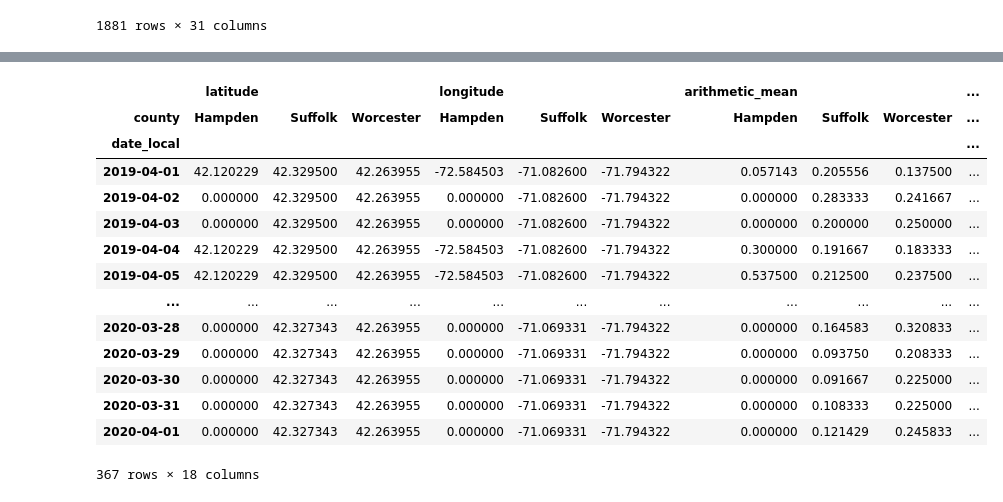
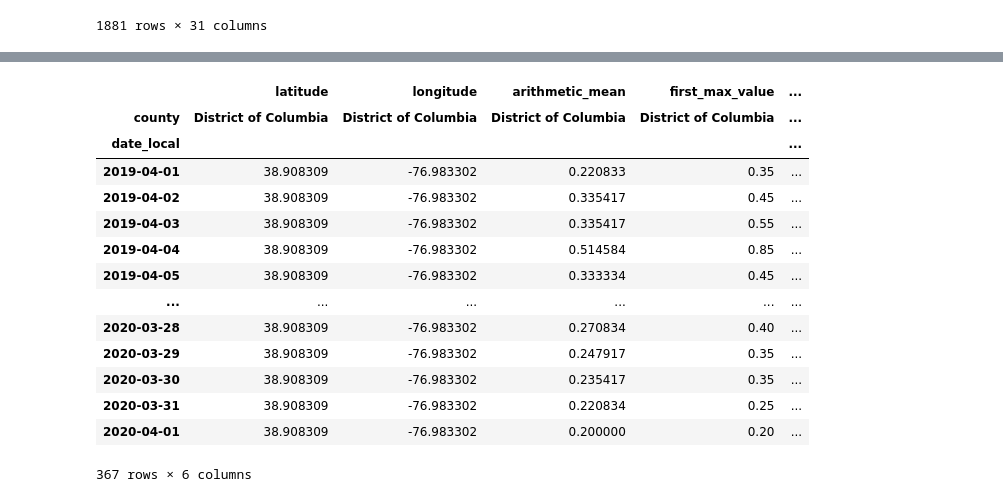
Before and after one commit to TrentELittle/BootcampProject1, a Jupyter notebook: project_main.ipynb, the cells around one changed output, grey strips where cells are left out. Cells and saved outputs as stored; diff of their text form; code cells hidden in the pictures.

```diff
--- a/project_main.ipynb
+++ b/project_main.ipynb
@@ -32,4 +32,6 @@ ny_data = []
 dc_data = []
 mass19_data = []
 mass20_data = []
+dc19_data = []
+dc20_data = []
 # %%
@@ -198,3 +185,29 @@ merge_mass_df
 | 430 | 25 | 013 | 0018 | 42101 | 1 | 42.120229 | -72.584503 | NAD83 | ... |
 | 431 | 25 | 013 | 0018 | 42101 | 1 | 42.120229 | -72.584503 | NAD83 | ... |
 1881 rows × 31 columns
+# %%
+# Create a DataFrame for DC and pull carbon monoxide data from API
+# Pull from 2019 and 2020 to merge, api does not allow pulls from multiple years together.
+#2019
+dc_params19 = {"email" : email_address, "key" : aqs_api_key, "param" : "42101",
+          "bdate" : "20190401", "edate" : "20191231", "state" : District_of_Columbia}
+
+    # Call to url
+dc19_response = requests.get(daily_data_url, params = dc_params19).json()
+dc19_data.append(dc19_response)
+
+dc19_df = pd.DataFrame(dc19_data[0]["Data"])
+
+#2020
+dc_params20 = {"email" : email_address, "key" : aqs_api_key, "param" : "42101",
+          "bdate" : "20200101", "edate" : "20200401", "state" : District_of_Columbia}
+
+    # Call to url
+dc20_response = requests.get(daily_data_url, params = dc_params20).json()
+dc20_data.append(dc20_response)
+
+dc20_df = pd.DataFrame(dc20_data[0]["Data"])
+
+# Merge 2019 and 2020 data
+merge_dc_df = dc19_df.append(dc20_df)
+merge_dc_df
@@ -201,33 +228,33 @@ merge_mass_df
 # %%
 # Drop unnecessary columns to clean DF
-clean_mass_df = merge_mass_df.drop(["parameter_code","datum","cbsa_code","poc","method_code","local_site_name",
+clean_dc_df = merge_dc_df.drop(["parameter_code","datum","cbsa_code","poc","method_code","local_site_name",
                             "event_type","validity_indicator","method_code","state_code","county_code",
                             "site_number","parameter","pollutant_standard","units_of_measure","method",
                             "site_address","cbsa","observation_count","observation_percent"], axis=1)
 
 # Filter out the 1-hour sample_duration and fix any null values
-sample_duration = clean_mass_df['sample_duration'] == '8-HR RUN AVG END HOUR'
-clean_mass_df = clean_mass_df[sample_duration]
+sample_duration = clean_dc_df['sample_duration'] == '8-HR RUN AVG END HOUR'
+clean_dc_df = clean_dc_df[sample_duration]
 
-clean_mass_df
+clean_dc_df
 
 # Groupby date and fix null values
-group_mass = pd.DataFrame(clean_mass_df.groupby(['date_local', 'county']).mean().unstack())
-group_mass.fillna(0)
+group_dc = pd.DataFrame(clean_dc_df.groupby(['date_local', 'county']).mean().unstack())
+group_dc.fillna(0)
 # group_mass.index
 # %% [output]
-|  | latitude |  |  | longitude |  |  | arithmetic_mean |  |  | ... |
-| county | Hampden | Suffolk | Worcester | Hampden | Suffolk | Worcester | Hampden | Suffolk | Worcester | ... |
-| date_local |  |  |  |  |  |  |  |  |  | ... |
-| 2019-04-01 | 42.120229 | 42.329500 | 42.263955 | -72.584503 | -71.082600 | -71.794322 | 0.057143 | 0.205556 | 0.137500 | ... |
-| 2019-04-02 | 0.000000 | 42.329500 | 42.263955 | 0.000000 | -71.082600 | -71.794322 | 0.000000 | 0.283333 | 0.241667 | ... |
-| 2019-04-03 | 0.000000 | 42.329500 | 42.263955 | 0.000000 | -71.082600 | -71.794322 | 0.000000 | 0.200000 | 0.250000 | ... |
-| 2019-04-04 | 42.120229 | 42.329500 | 42.263955 | -72.584503 | -71.082600 | -71.794322 | 0.300000 | 0.191667 | 0.183333 | ... |
-| 2019-04-05 | 42.120229 | 42.329500 | 42.263955 | -72.584503 | -71.082600 | -71.794322 | 0.537500 | 0.212500 | 0.237500 | ... |
-| ... | ... | ... | ... | ... | ... | ... | ... | ... | ... | ... |
-| 2020-03-28 | 0.000000 | 42.327343 | 42.263955 | 0.000000 | -71.069331 | -71.794322 | 0.000000 | 0.164583 | 0.320833 | ... |
-| 2020-03-29 | 0.000000 | 42.327343 | 42.263955 | 0.000000 | -71.069331 | -71.794322 | 0.000000 | 0.093750 | 0.208333 | ... |
-| 2020-03-30 | 0.000000 | 42.327343 | 42.263955 | 0.000000 | -71.069331 | -71.794322 | 0.000000 | 0.091667 | 0.225000 | ... |
-| 2020-03-31 | 0.000000 | 42.327343 | 42.263955 | 0.000000 | -71.069331 | -71.794322 | 0.000000 | 0.108333 | 0.225000 | ... |
-| 2020-04-01 | 0.000000 | 42.327343 | 42.263955 | 0.000000 | -71.069331 | -71.794322 | 0.000000 | 0.121429 | 0.245833 | ... |
+|  | latitude | longitude | arithmetic_mean | first_max_value | ... |
+| county | District of Columbia | District of Columbia | District of Columbia | District of Columbia | ... |
+| date_local |  |  |  |  | ... |
+| 2019-04-01 | 38.908309 | -76.983302 | 0.220833 | 0.35 | ... |
+| 2019-04-02 | 38.908309 | -76.983302 | 0.335417 | 0.45 | ... |
+| 2019-04-03 | 38.908309 | -76.983302 | 0.335417 | 0.55 | ... |
+| 2019-04-04 | 38.908309 | -76.983302 | 0.514584 | 0.85 | ... |
+| 2019-04-05 | 38.908309 | -76.983302 | 0.333334 | 0.45 | ... |
+| ... | ... | ... | ... | ... | ... |
+| 2020-03-28 | 38.908309 | -76.983302 | 0.270834 | 0.40 | ... |
+| 2020-03-29 | 38.908309 | -76.983302 | 0.247917 | 0.35 | ... |
+| 2020-03-30 | 38.908309 | -76.983302 | 0.235417 | 0.35 | ... |
+| 2020-03-31 | 38.908309 | -76.983302 | 0.220834 | 0.25 | ... |
+| 2020-04-01 | 38.908309 | -76.983302 | 0.200000 | 0.20 | ... |
-367 rows × 18 columns
+367 rows × 6 columns
```
Also changed, not shown: parts of 30 cells of this notebook.
